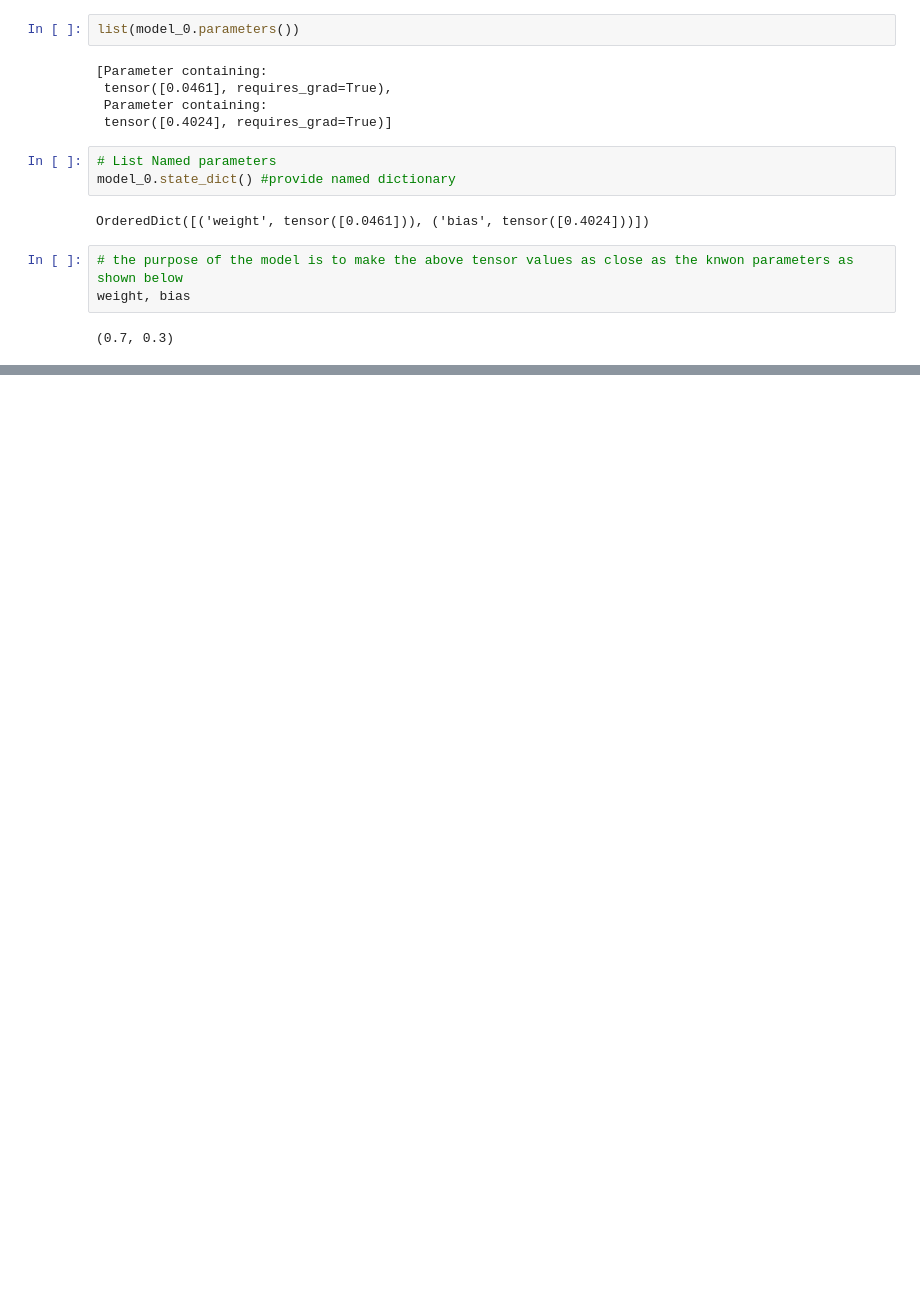
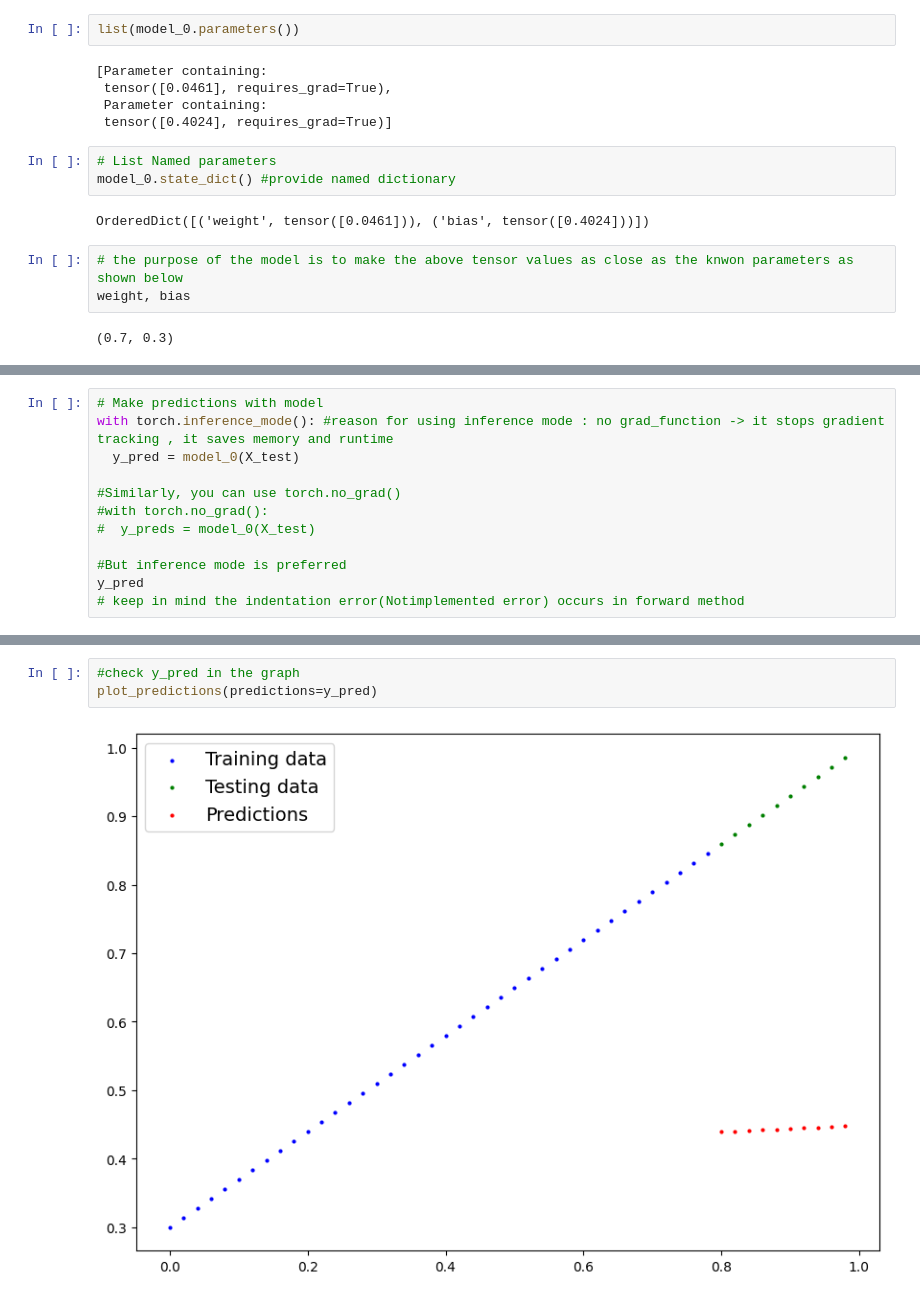
Before and after one commit to dae9999nam/SL_Blog, a Jupyter notebook: DeepLearningSelfStudy_Aug26.ipynb, the cells around one changed output, grey strips where cells are left out. Drawn from its saved outputs; the diff is of its cells as text; blank space fills up the shorter version.

Commit message:
Aug 28th Notebook chapter 3. trianing model updated

```diff
--- a/DeepLearningSelfStudy_Aug26.ipynb
+++ b/DeepLearningSelfStudy_Aug26.ipynb
@@ -252,0 +261,12 @@ weight, bias
+# %%
+# Make predictions with model
+with torch.inference_mode(): #reason for using inference mode : no grad_function -> it stops gradient tracking , it saves memory and runtime
+  y_pred = model_0(X_test)
+
+#Similarly, you can use torch.no_grad()
+#with torch.no_grad():
+#  y_preds = model_0(X_test)
+
+#But inference mode is preferred
+y_pred
+# keep in mind the indentation error(Notimplemented error) occurs in forward method
@@ -252,0 +297,5 @@ weight, bias
+# %%
+#check y_pred in the graph
+plot_predictions(predictions=y_pred)
+# %% [output]
+[figure, added]
```
Also changed, not shown: parts of 7 cells of this notebook.
